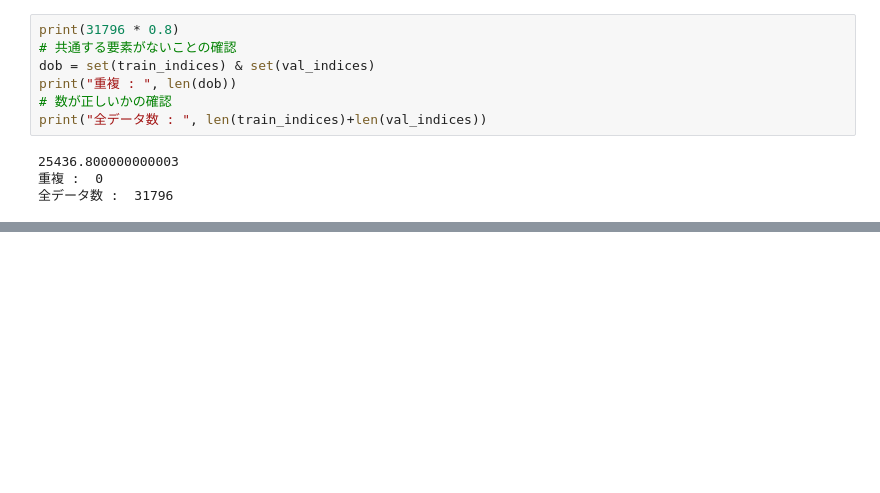
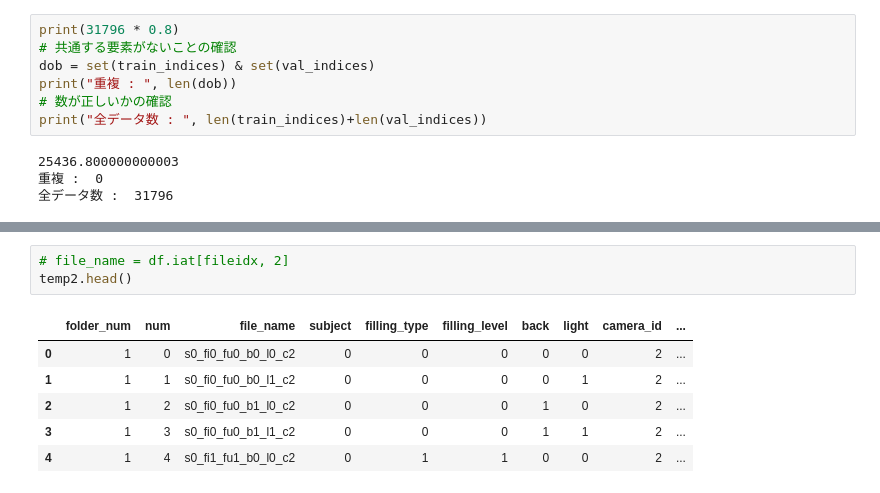
Before and after one commit to taku-mikan/ICPRchallenge2020, a Jupyter notebook: temp.ipynb, the cells around one changed output, grey strips where cells are left out. Saved outputs shown, nothing was run; the diff lists cells and outputs as text; blank space fills up the shorter version.

```diff
--- a/temp.ipynb
+++ b/temp.ipynb
@@ -161,0 +343,10 @@ print("全データ数 : ", len(train_indices)+len(val_indices))
+# %%
+# file_name = df.iat[fileidx, 2]
+temp2.head()
+# %% [output]
+|  | folder_num | num | file_name | subject | filling_type | filling_level | back | light | camera_id | ... |
+| 0 | 1 | 0 | s0_fi0_fu0_b0_l0_c2 | 0 | 0 | 0 | 0 | 0 | 2 | ... |
+| 1 | 1 | 1 | s0_fi0_fu0_b0_l1_c2 | 0 | 0 | 0 | 0 | 1 | 2 | ... |
+| 2 | 1 | 2 | s0_fi0_fu0_b1_l0_c2 | 0 | 0 | 0 | 1 | 0 | 2 | ... |
+| 3 | 1 | 3 | s0_fi0_fu0_b1_l1_c2 | 0 | 0 | 0 | 1 | 1 | 2 | ... |
+| 4 | 1 | 4 | s0_fi1_fu1_b0_l0_c2 | 0 | 1 | 1 | 0 | 0 | 2 | ... |
```
Also changed, not shown: parts of 8 cells of this notebook.
